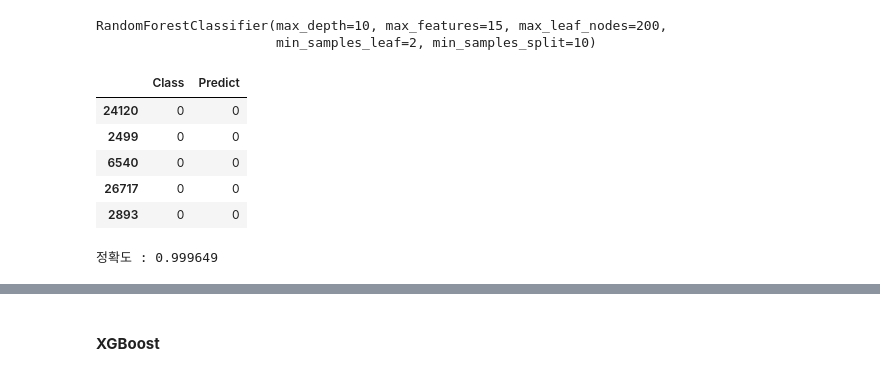
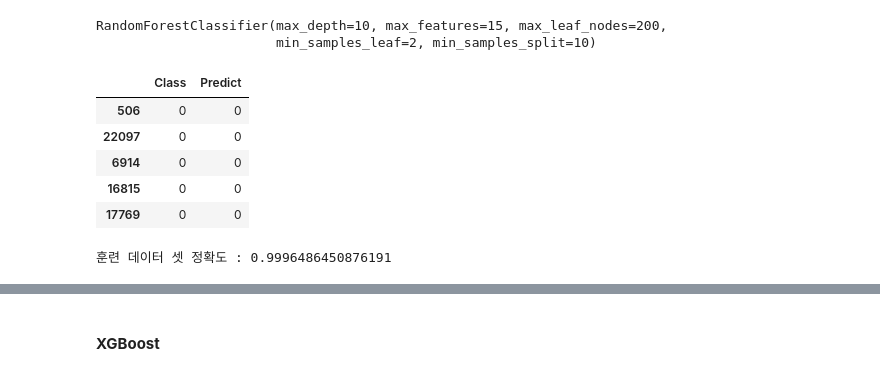
Before and after one commit to namwootree/Dacrew-4th, a Jupyter notebook: Stage_3.ipynb, the cells around one changed output, grey strips where cells are left out. Saved outputs shown, nothing was run; the diff lists cells and outputs as text; code cells hidden in the pictures.

```diff
--- a/Stage_3.ipynb
+++ b/Stage_3.ipynb
@@ -239,21 +244,26 @@ y_pred = model.predict(X_val)
-# %%
-# 추론 결과와 정답을 비교해봅시다.
-y_val['Predict'] = y_pred
-
-display(y_val.head())
-# %% [output]
-|  | Class | Predict |
-| 24120 | 0 | 0 |
-| 2499 | 0 | 0 |
-| 6540 | 0 | 0 |
-| 26717 | 0 | 0 |
-| 2893 | 0 | 0 |
 # %%
-# 정확도를 측정해봅시다.
+# 훈련 데이터 셋과 검증 데이터 셋 정확도를 각각 측정해봅시다.
 # sklearn 라이브러리에서 metrics 중에서 accuracy_score를 불러옵니다.
 from sklearn.metrics import accuracy_score
-
-accuracy = accuracy_score(y_val['Class'], y_val['Predict'])
-print(f'정확도 : {accuracy:7f}')
-# %% [output]
-정확도 : 0.999649
+# %%
+# 훈련 데이터 셋 정확도
+
+# 훈련 데이터 셋에 대한 모델의 추론 결과를 도출합니다.
+y_train_pred = model.predict(X_train)
+
+# 추론 결과와 정답을 비교해봅시다.
+y_train['Predict'] = y_train_pred
+
+# 정상 거래 : 0 / 사기 거래 : 1
+display(y_train.head())
+
+train_valaccuracy = accuracy_score(y_train['Class'], y_train['Predict'])
+print(f'\n훈련 데이터 셋 정확도 : {train_valaccuracy}')
+# %% [output]
+|  | Class | Predict |
+| 506 | 0 | 0 |
+| 22097 | 0 | 0 |
+| 6914 | 0 | 0 |
+| 16815 | 0 | 0 |
+| 17769 | 0 | 0 |
+훈련 데이터 셋 정확도 : 0.9996486450876191
```
Also changed, not shown: parts of 6 cells of this notebook.
